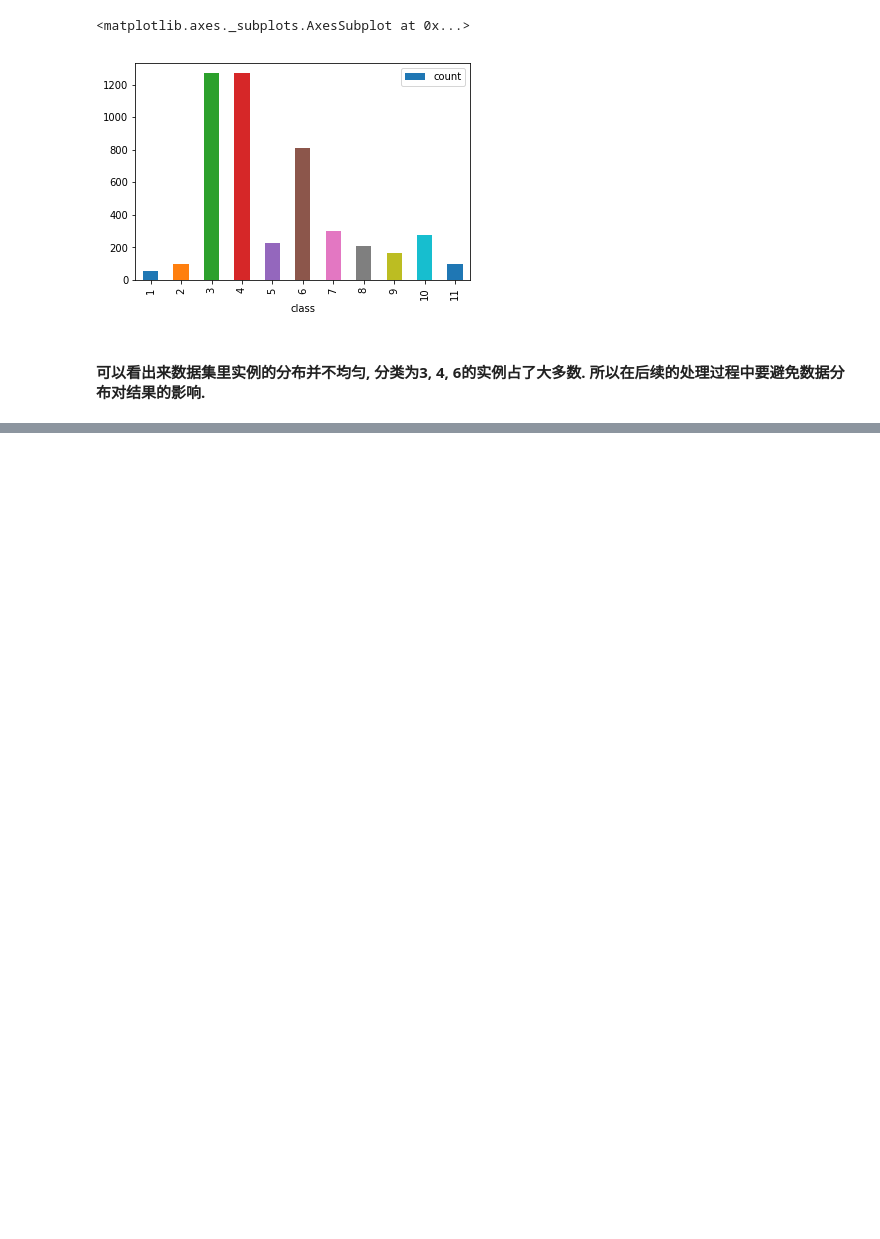
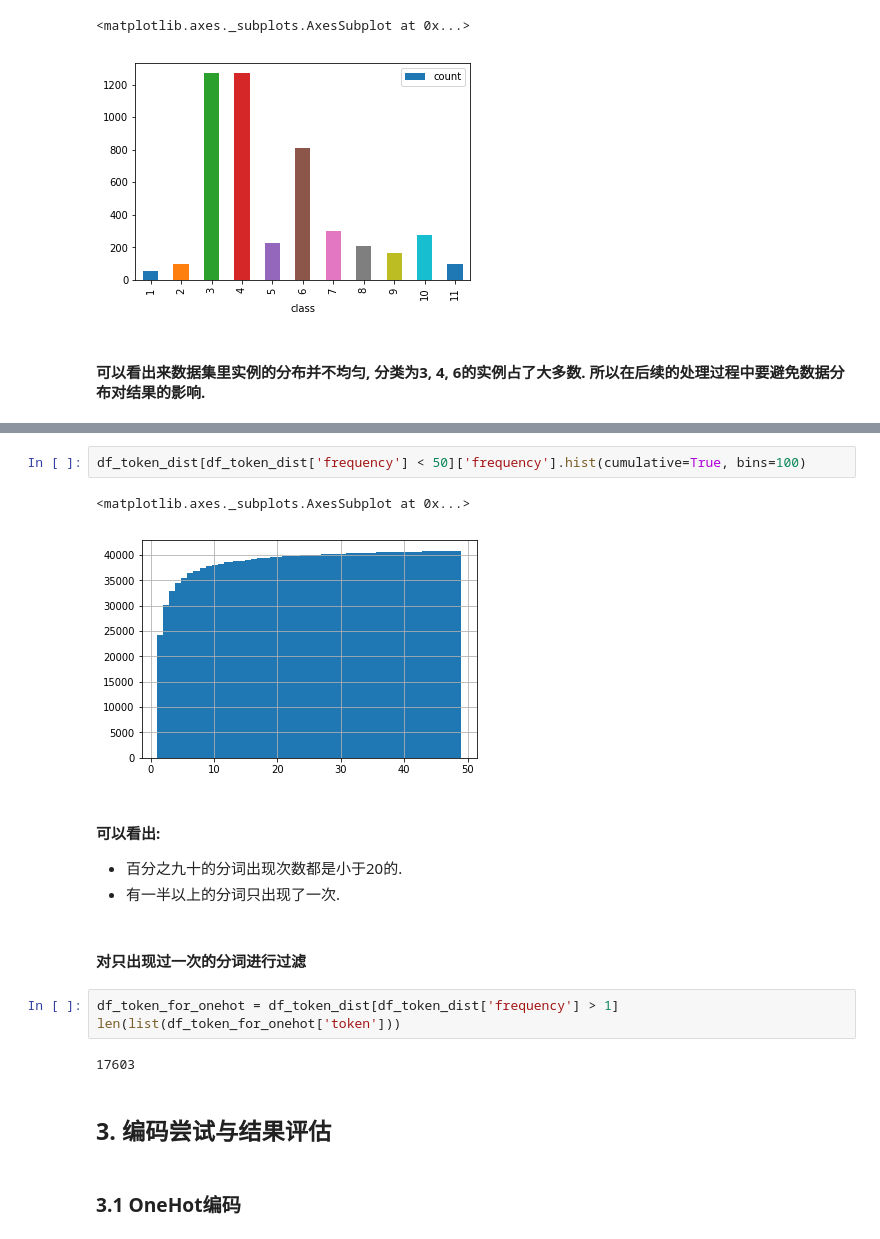
Before and after one commit to silverbullet11/company_classification, a Jupyter notebook: Week1_Data_Exploration.ipynb, the cells around one changed output, grey strips where cells are left out. Drawn from its saved outputs; the diff is of its cells as text; blank space fills up the shorter version.

```diff
--- a/Week1_Data_Exploration.ipynb
+++ b/Week1_Data_Exploration.ipynb
@@ -103,0 +207,20 @@ df_distribution.plot(kind='bar', x='class', y='count')
+# %%
+df_token_dist[df_token_dist['frequency'] < 50]['frequency'].hist(cumulative=True, bins=100)
+# %% [output]
+<matplotlib.axes._subplots.AxesSubplot at 0x...>
+[figure, added]
+# %% [markdown]
+#### 可以看出:
+- 百分之九十的分词出现次数都是小于20的.
+- 有一半以上的分词只出现了一次.
+# %% [markdown]
+#### 对只出现过一次的分词进行过滤
+# %%
+df_token_for_onehot = df_token_dist[df_token_dist['frequency'] > 1]
+len(list(df_token_for_onehot['token']))
+# %% [output]
+17603
+# %% [markdown]
+## 3. 编码尝试与结果评估
+# %% [markdown]
+### 3.1 OneHot编码
```
Also changed, not shown: parts of 33 cells of this notebook.
